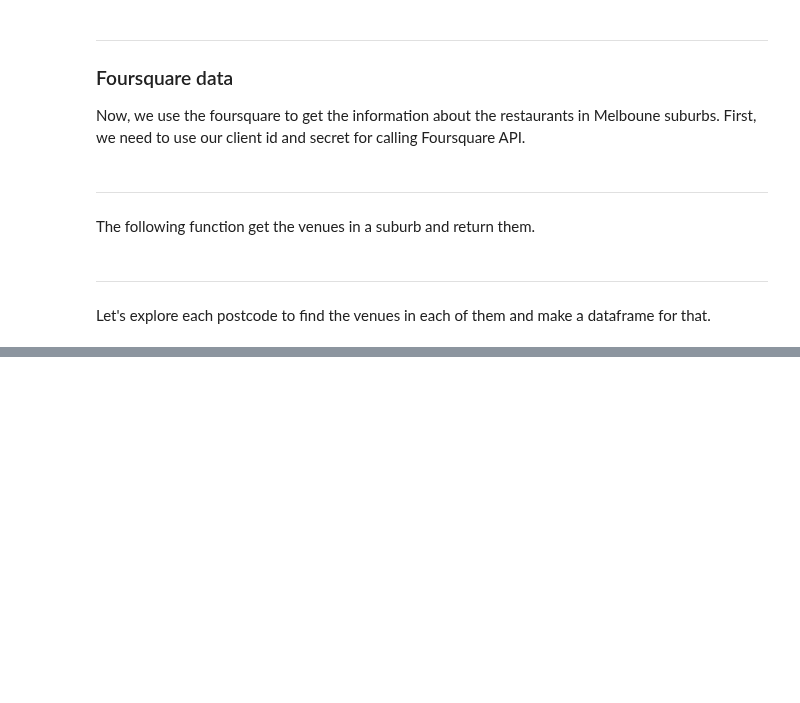
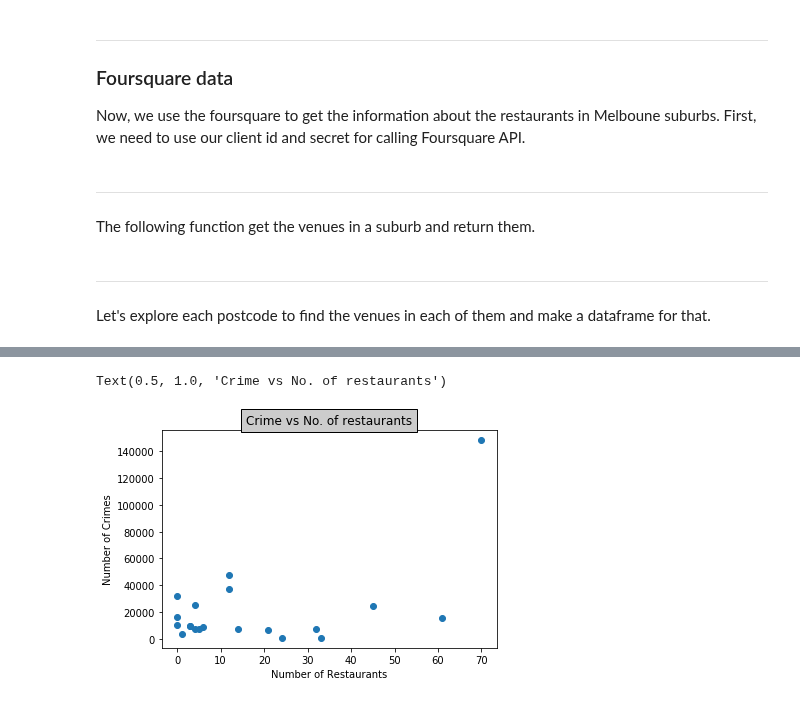
Before and after one commit to mnaemi/github-mn, a Jupyter notebook: Assignment4.ipynb, the cells around one changed output, grey strips where cells are left out. Cells and saved outputs as stored; diff of their text form; code cells hidden in the pictures; blank space fills up the shorter version.

```diff
--- a/Assignment4.ipynb
+++ b/Assignment4.ipynb
@@ -244,0 +334,8 @@ Melb_venues.head()
+# %%
+plt.scatter(Melb_venues_crimes['No Restaurants'].values,Melb_venues_crimes['Incidents Recorded'].values)
+plt.xlabel('Number of Restaurants')
+plt.ylabel('Number of Crimes')
+plt.title('Crime vs No. of restaurants', bbox={'facecolor':'0.8', 'pad':5})
+# %% [output]
+Text(0.5, 1.0, 'Crime vs No. of restaurants')
+[figure, added]
```
Also changed, not shown: parts of 44 cells of this notebook.
